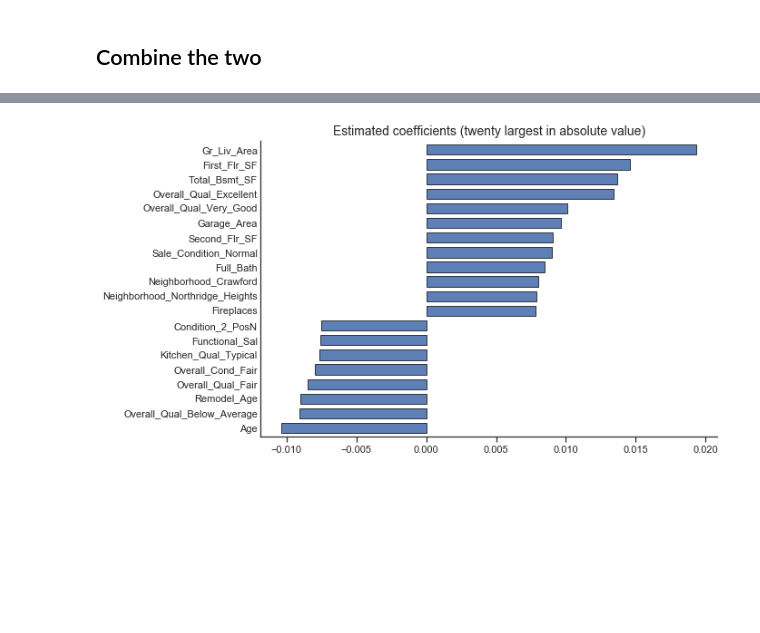
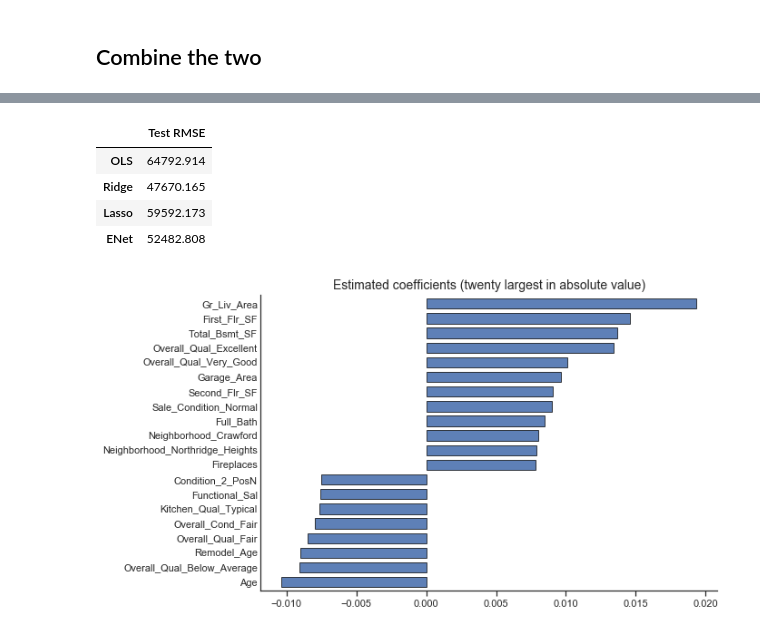
Before and after one commit to marius-mather/lessons-mlpy, a Jupyter notebook: _episodes_python/11-RidgeLassoElasticNet.ipynb, the cells around one changed output, grey strips where cells are left out. Drawn from its saved outputs; the diff is of its cells as text; code cells hidden in the pictures; blank space fills up the shorter version.

```diff
--- a/_episodes_python/11-RidgeLassoElasticNet.ipynb
+++ b/_episodes_python/11-RidgeLassoElasticNet.ipynb
@@ -124,3 +175,22 @@ GridSearchCV(cv=10, error_score='raise-deprecating',
+# %%
+# Compare with the test data!
+columns=['Test RMSE']
+rows=['OLS', 'Ridge', 'Lasso', 'ENet']
+results=pd.DataFrame(0.0, columns=columns, index=rows)
+
+methods=[ames_ols_all,  ames_ridge, ames_lasso, ames_enet]
+
+for i, method in enumerate(methods):
+    y_pred=method.predict(ames_test_X)
+    results.iloc[i,0] = np.sqrt(mean_squared_error(10**ames_test_y, 10**y_pred))
+
+results.round(3)
+# %% [output]
+|  | Test RMSE |
+| OLS | 64792.914 |
+| Ridge | 47670.165 |
+| Lasso | 59592.173 |
+| ENet | 52482.808 |
 # %%
 def plot_coefficients(model, labels):
     coef = model.coef_
```
Also changed, not shown: parts of 17 cells of this notebook, 4 other files.
